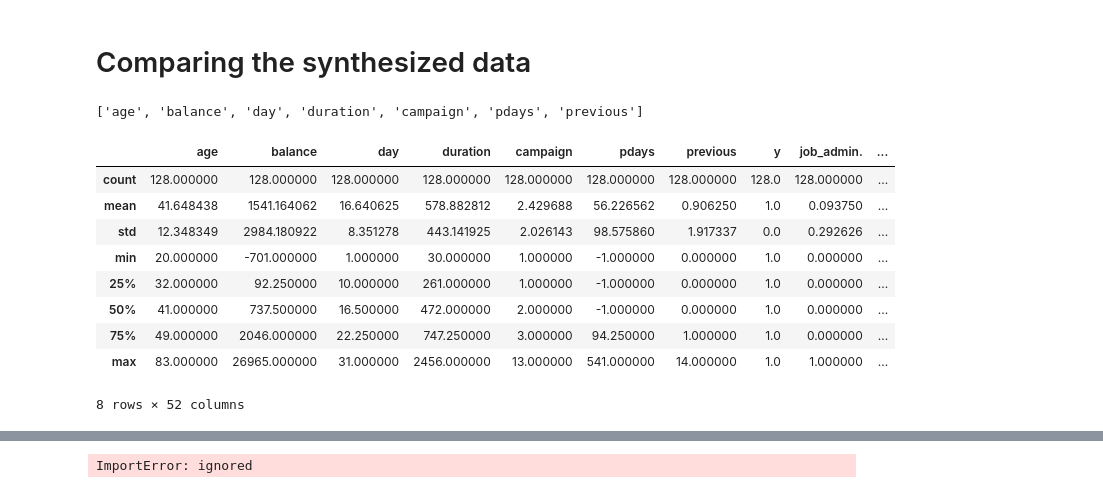
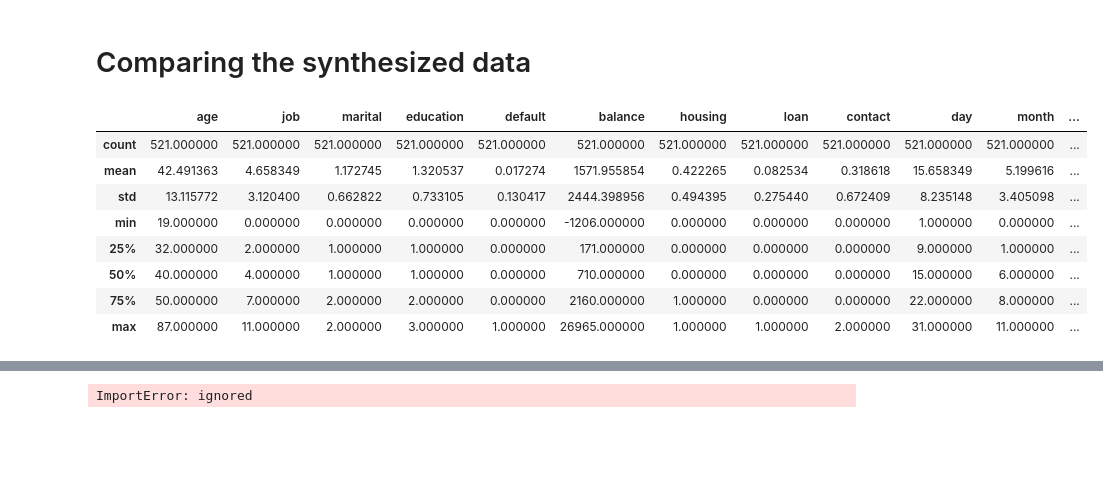
Before and after one commit to guyfreund/data_drift_detection, a Jupyter notebook: src/pipeline/data_generation/bank_marketing_generative_model_training.ipynb, the cells around one changed output, grey strips where cells are left out. Drawn from its saved outputs; the diff is of its cells as text; code cells hidden in the pictures; blank space fills up the shorter version.

```diff
--- a/src/pipeline/data_generation/bank_marketing_generative_model_training.ipynb
+++ b/src/pipeline/data_generation/bank_marketing_generative_model_training.ipynb
@@ -40,11 +39,11 @@ InteractiveShell.ast_node_interactivity = "all"
 # %%
 # init GANDataGenerator
 print('Bank Marketing dataset\n')
-origin_dataset = BankMarketingProcessedDataset()
-origin_dataset = BankMarketingDataset()
 
-df = origin_dataset.raw_df
-label_col = origin_dataset.label_column_name
+dataset = BankMarketingDataset()
+processor = LabelProcessor(dataset, BANK_MARKETING_LABEL_ENCODER_PATH)
+df = processor.preprocessed_data(dataset.raw_df)
+label_col = dataset.label_column_name
 
 df.head()
 df.shape
@@ -333,23 +282,18 @@ generated_df_class_false
 # %% [markdown]
 # Comparing the synthesized data
-# %%
-numeric_cols
-# %% [output]
-['age', 'balance', 'day', 'duration', 'campaign', 'pdays', 'previous']
 # %%
-real_df_class_true = df[df[label_col]==1].sample(128)
+real_df_class_true = df[df[label_col]==1]
 real_df_class_true.describe()
 # %% [output]
-|  | age | balance | day | duration | campaign | pdays | previous | y | job_admin. | ... |
-| count | 128.000000 | 128.000000 | 128.000000 | 128.000000 | 128.000000 | 128.000000 | 128.000000 | 128.0 | 128.000000 | ... |
-| mean | 41.648438 | 1541.164062 | 16.640625 | 578.882812 | 2.429688 | 56.226562 | 0.906250 | 1.0 | 0.093750 | ... |
-| std | 12.348349 | 2984.180922 | 8.351278 | 443.141925 | 2.026143 | 98.575860 | 1.917337 | 0.0 | 0.292626 | ... |
-| min | 20.000000 | -701.000000 | 1.000000 | 30.000000 | 1.000000 | -1.000000 | 0.000000 | 1.0 | 0.000000 | ... |
-| 25% | 32.000000 | 92.250000 | 10.000000 | 261.000000 | 1.000000 | -1.000000 | 0.000000 | 1.0 | 0.000000 | ... |
-| 50% | 41.000000 | 737.500000 | 16.500000 | 472.000000 | 2.000000 | -1.000000 | 0.000000 | 1.0 | 0.000000 | ... |
-| 75% | 49.000000 | 2046.000000 | 22.250000 | 747.250000 | 3.000000 | 94.250000 | 1.000000 | 1.0 | 0.000000 | ... |
-| max | 83.000000 | 26965.000000 | 31.000000 | 2456.000000 | 13.000000 | 541.000000 | 14.000000 | 1.0 | 1.000000 | ... |
+|  | age | job | marital | education | default | balance | housing | loan | contact | day | month | ... |
+| count | 521.000000 | 521.000000 | 521.000000 | 521.000000 | 521.000000 | 521.000000 | 521.000000 | 521.000000 | 521.000000 | 521.000000 | 521.000000 | ... |
+| mean | 42.491363 | 4.658349 | 1.172745 | 1.320537 | 0.017274 | 1571.955854 | 0.422265 | 0.082534 | 0.318618 | 15.658349 | 5.199616 | ... |
+| std | 13.115772 | 3.120400 | 0.662822 | 0.733105 | 0.130417 | 2444.398956 | 0.494395 | 0.275440 | 0.672409 | 8.235148 | 3.405098 | ... |
+| min | 19.000000 | 0.000000 | 0.000000 | 0.000000 | 0.000000 | -1206.000000 | 0.000000 | 0.000000 | 0.000000 | 1.000000 | 0.000000 | ... |
+| 25% | 32.000000 | 2.000000 | 1.000000 | 1.000000 | 0.000000 | 171.000000 | 0.000000 | 0.000000 | 0.000000 | 9.000000 | 1.000000 | ... |
+| 50% | 40.000000 | 4.000000 | 1.000000 | 1.000000 | 0.000000 | 710.000000 | 0.000000 | 0.000000 | 0.000000 | 15.000000 | 6.000000 | ... |
+| 75% | 50.000000 | 7.000000 | 2.000000 | 2.000000 | 0.000000 | 2160.000000 | 1.000000 | 0.000000 | 0.000000 | 22.000000 | 8.000000 | ... |
+| max | 87.000000 | 11.000000 | 2.000000 | 3.000000 | 1.000000 | 26965.000000 | 1.000000 | 1.000000 | 2.000000 | 31.000000 | 11.000000 | ... |
-8 rows × 52 columns
 # %%
 generated_df_class_true.describe()
 # %% [output]
```
Also changed, not shown: parts of 20 cells of this notebook, 3 other files.
